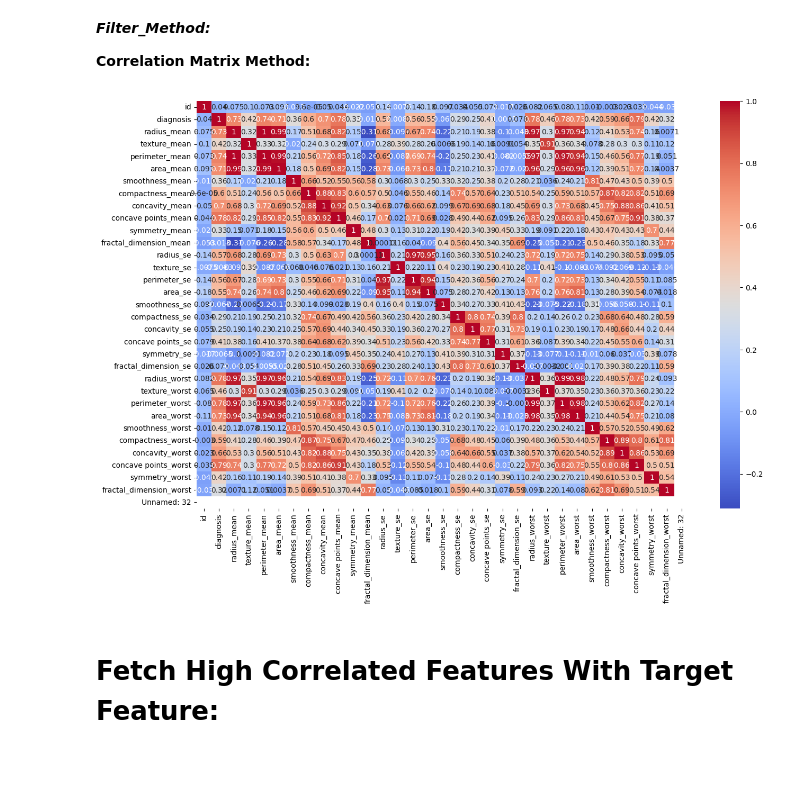
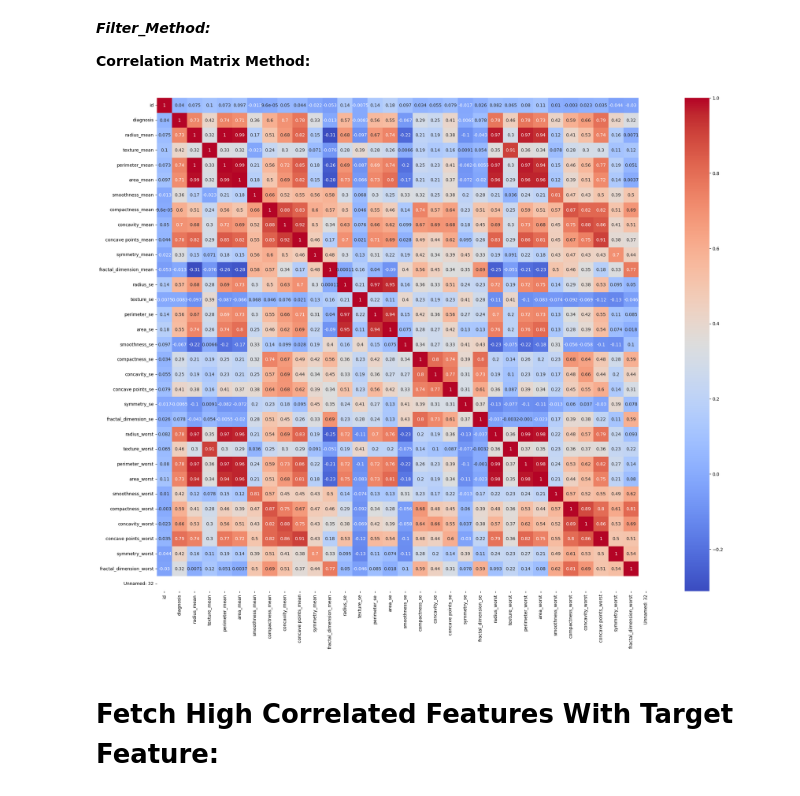
Before and after one commit to Shorya22/DataScience_ML_DL_AI_Learning, a Jupyter notebook: Feature_selection.ipynb, the cells around one changed output. Drawn from its saved outputs; the diff is of its cells as text; code cells hidden in the pictures; blank space fills up the shorter version.

```diff
--- a/Feature_selection.ipynb
+++ b/Feature_selection.ipynb
@@ -130,11 +130,11 @@ correlation_matrix= data.corr()
 
 **Correlation Matrix Method:**
 # %%
-plt.figure(figsize= (15,10))
+plt.figure(figsize= (25,20))
 sns.heatmap(correlation_matrix, annot= True, cmap= 'coolwarm')
 plt.show()
 # %% [output]
-[figure, old version]
+[figure, new version]
 # %% [markdown]
 # Fetch High Correlated Features With Target Feature:
 # %%
```
Also changed, not shown: parts of 28 cells of this notebook, 5 other files.
